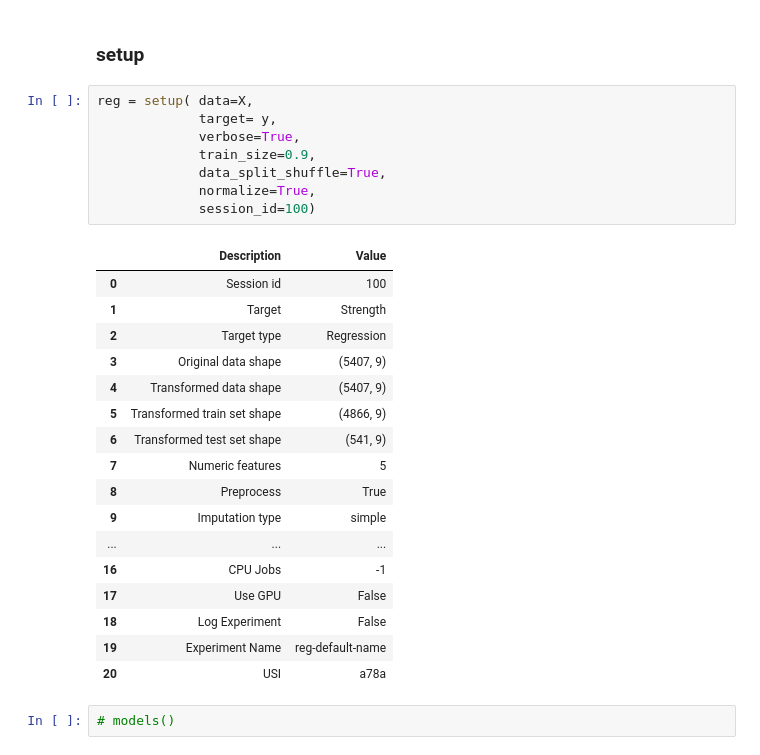
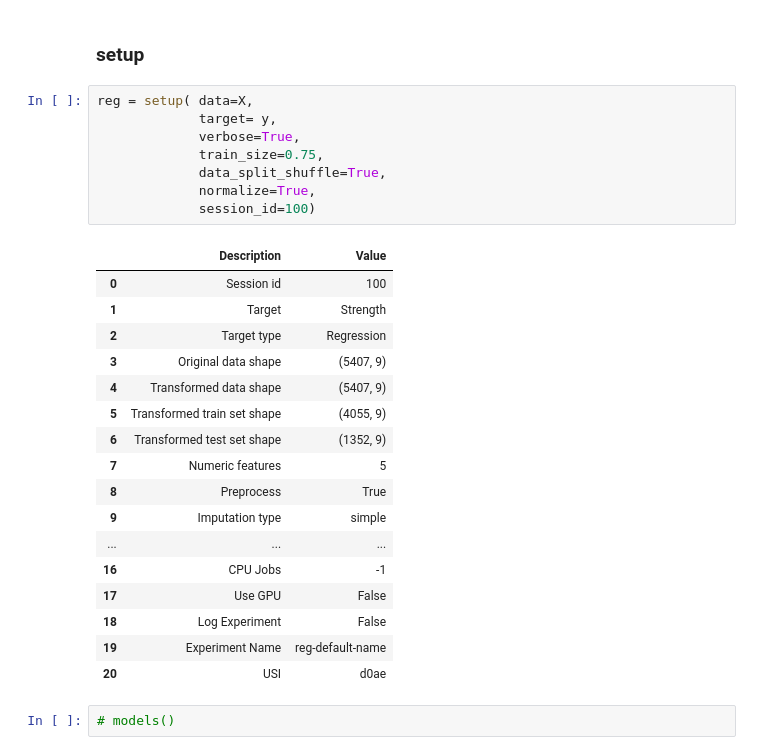
Before and after one commit to JJLee1215/Sesac_ConcreteStrength, a Jupyter notebook: 선형회귀_실습_최종.ipynb, the cells around one changed output. Cells and saved outputs as stored; diff of their text form.

```diff
--- a/선형회귀_실습_최종.ipynb
+++ b/선형회귀_실습_최종.ipynb
@@ -252,20 +252,20 @@ from pycaret.regression import *
 # %%
 reg = setup( data=X,
              target= y,
              verbose=True,
-             train_size=0.9,
+             train_size=0.75,
              data_split_shuffle=True,
              normalize=True,
              session_id=100)
 # %% [output]
 |  | Description | Value |
 | 0 | Session id | 100 |
 | 1 | Target | Strength |
 | 2 | Target type | Regression |
 | 3 | Original data shape | (5407, 9) |
 | 4 | Transformed data shape | (5407, 9) |
-| 5 | Transformed train set shape | (4866, 9) |
-| 6 | Transformed test set shape | (541, 9) |
+| 5 | Transformed train set shape | (4055, 9) |
+| 6 | Transformed test set shape | (1352, 9) |
 | 7 | Numeric features | 5 |
 | 8 | Preprocess | True |
 | 9 | Imputation type | simple |
@@ -274,7 +274,7 @@ reg = setup( data=X,
 | 17 | Use GPU | False |
 | 18 | Log Experiment | False |
 | 19 | Experiment Name | reg-default-name |
-| 20 | USI | a78a |
+| 20 | USI | d0ae |
 # %%
 # models()
 # %% [markdown]
```
Also changed, not shown: parts of 7 cells of this notebook.
